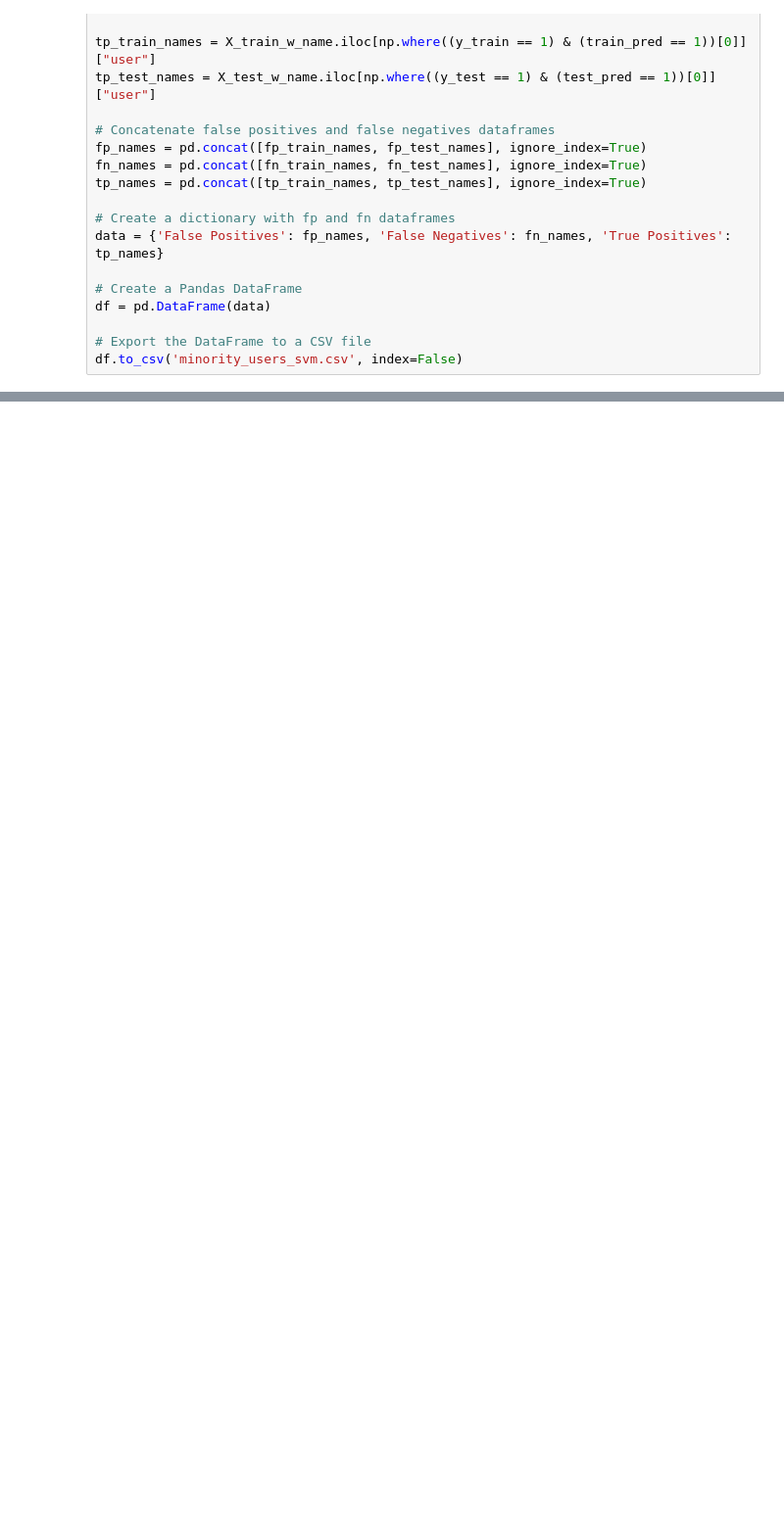
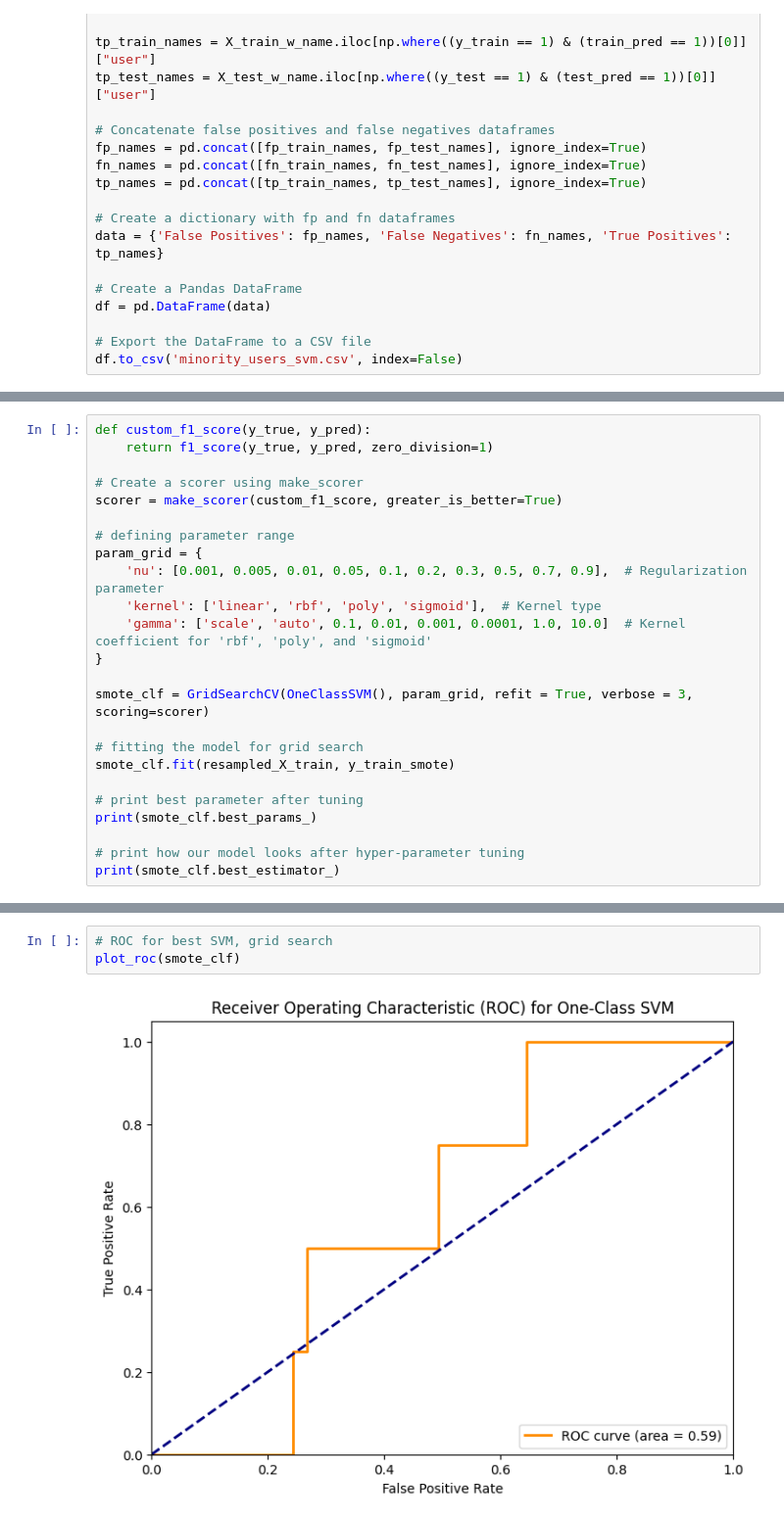
Before and after one commit to mel0778/dsa4263, a Jupyter notebook: code/model_SVM.ipynb, the cells around one changed output, grey strips where cells are left out. Shown: that part at 98% size. Cells and saved outputs as stored; diff of their text form; blank space fills up the shorter version.

```diff
--- a/code/model_SVM.ipynb
+++ b/code/model_SVM.ipynb
@@ -330,0 +357,24 @@ df.to_csv('minority_users_svm.csv', index=False)
+# %%
+def custom_f1_score(y_true, y_pred):
+    return f1_score(y_true, y_pred, zero_division=1)
+
+# Create a scorer using make_scorer
+scorer = make_scorer(custom_f1_score, greater_is_better=True)
+
+# defining parameter range
+param_grid = {
+    'nu': [0.001, 0.005, 0.01, 0.05, 0.1, 0.2, 0.3, 0.5, 0.7, 0.9],  # Regularization parameter
+    'kernel': ['linear', 'rbf', 'poly', 'sigmoid'],  # Kernel type
+    'gamma': ['scale', 'auto', 0.1, 0.01, 0.001, 0.0001, 1.0, 10.0]  # Kernel coefficient for 'rbf', 'poly', and 'sigmoid'
+}
+
+smote_clf = GridSearchCV(OneClassSVM(), param_grid, refit = True, verbose = 3, scoring=scorer)
+
+# fitting the model for grid search
+smote_clf.fit(resampled_X_train, y_train_smote)
+
+# print best parameter after tuning
+print(smote_clf.best_params_)
+
+# print how our model looks after hyper-parameter tuning
+print(smote_clf.best_estimator_)
@@ -330,0 +457,5 @@ df.to_csv('minority_users_svm.csv', index=False)
+# %%
+# ROC for best SVM, grid search
+plot_roc(smote_clf)
+# %% [output]
+[figure, added]
```
Also changed, not shown: parts of 6 cells of this notebook.
